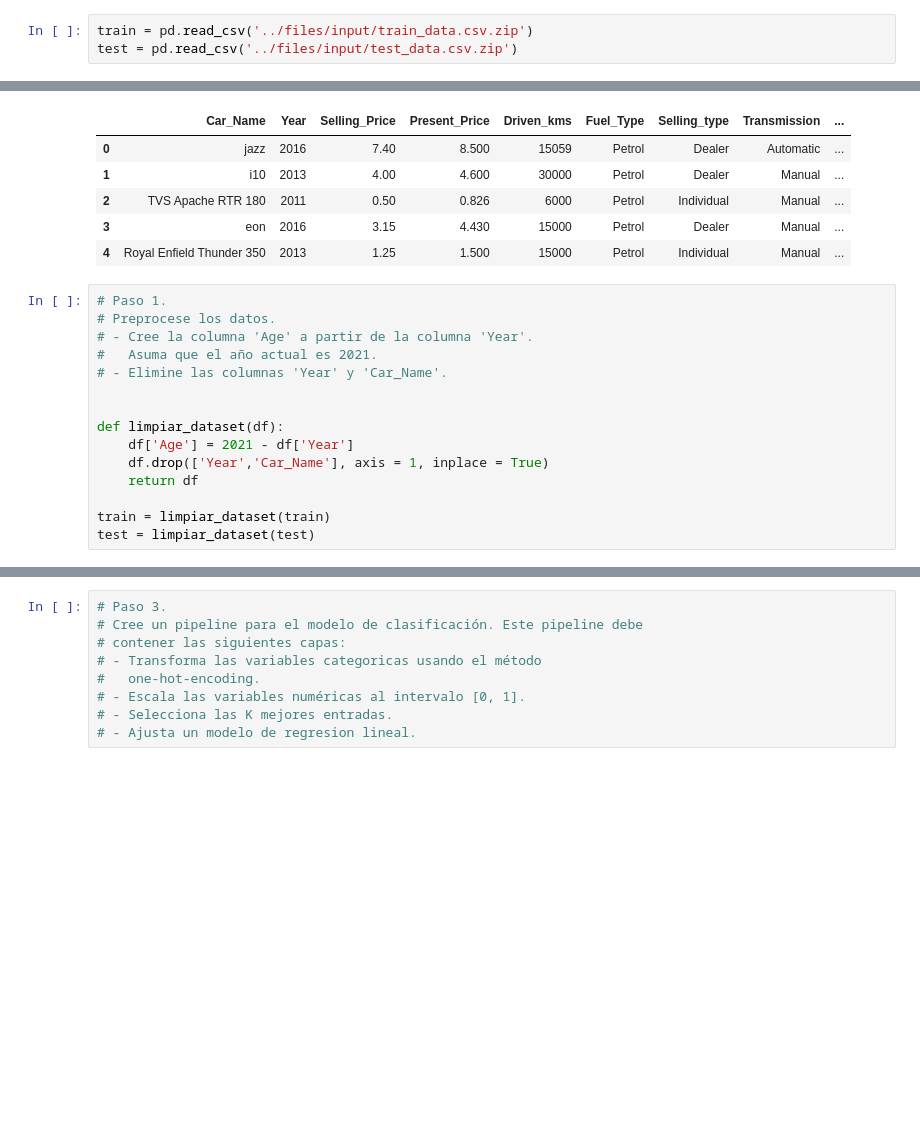
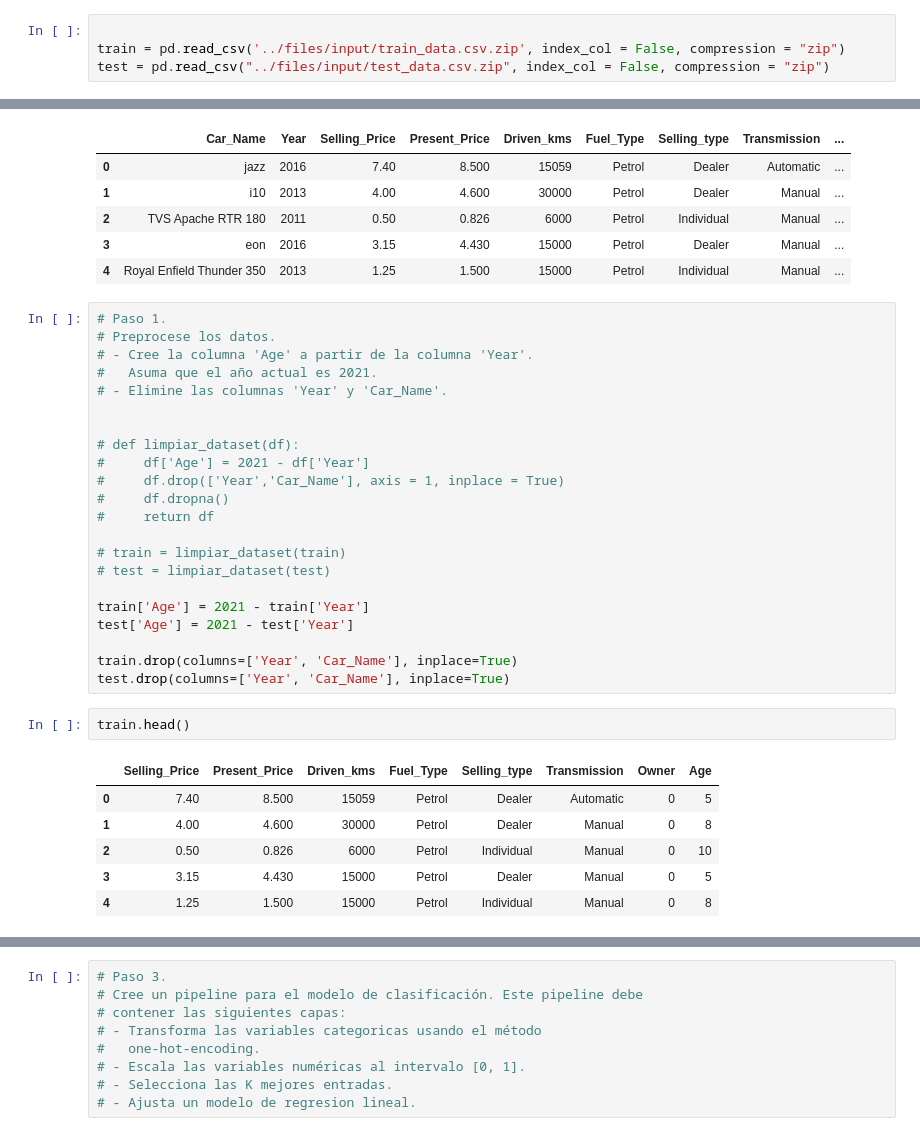
Before and after one commit to 2025-2-predictiva/LAB-05-prediccion-de-precios-usando-linreg-canojuanpa800, a Jupyter notebook: homework/notebook.ipynb, the cells around one changed output, grey strips where cells are left out. Drawn from its saved outputs; the diff is of its cells as text; blank space fills up the shorter version.

```diff
--- a/homework/notebook.ipynb
+++ b/homework/notebook.ipynb
@@ -12,8 +12,9 @@ from sklearn.metrics import make_scorer, balanced_accuracy_score,mean_absolute_e
 from sklearn.feature_selection import SelectKBest, f_regression
 from sklearn.linear_model import LinearRegression
 # %%
-train = pd.read_csv('../files/input/train_data.csv.zip')
-test = pd.read_csv('../files/input/test_data.csv.zip')
+
+train = pd.read_csv('../files/input/train_data.csv.zip', index_col = False, compression = "zip")
+test = pd.read_csv("../files/input/test_data.csv.zip", index_col = False, compression = "zip")
 # %%
 train.head()
 # %% [output]
@@ -31,13 +32,29 @@ train.head()
 # - Elimine las columnas 'Year' y 'Car_Name'.
 
 
-def limpiar_dataset(df):
-    df['Age'] = 2021 - df['Year']
-    df.drop(['Year','Car_Name'], axis = 1, inplace = True)
-    return df
+# def limpiar_dataset(df):
+#     df['Age'] = 2021 - df['Year']
+#     df.drop(['Year','Car_Name'], axis = 1, inplace = True)
+#     df.dropna()
+#     return df
 
-train = limpiar_dataset(train)
-test = limpiar_dataset(test)
+# train = limpiar_dataset(train)
+# test = limpiar_dataset(test)
+
+train['Age'] = 2021 - train['Year']
+test['Age'] = 2021 - test['Year']
+
+train.drop(columns=['Year', 'Car_Name'], inplace=True)
+test.drop(columns=['Year', 'Car_Name'], inplace=True)
+# %%
+train.head()
+# %% [output]
+|  | Selling_Price | Present_Price | Driven_kms | Fuel_Type | Selling_type | Transmission | Owner | Age |
+| 0 | 7.40 | 8.500 | 15059 | Petrol | Dealer | Automatic | 0 | 5 |
+| 1 | 4.00 | 4.600 | 30000 | Petrol | Dealer | Manual | 0 | 8 |
+| 2 | 0.50 | 0.826 | 6000 | Petrol | Individual | Manual | 0 | 10 |
+| 3 | 3.15 | 4.430 | 15000 | Petrol | Dealer | Manual | 0 | 5 |
+| 4 | 1.25 | 1.500 | 15000 | Petrol | Individual | Manual | 0 | 8 |
 # %%
 
 #Paso 2:
```
Also changed, not shown: parts of 12 cells of this notebook, 2 other files.
